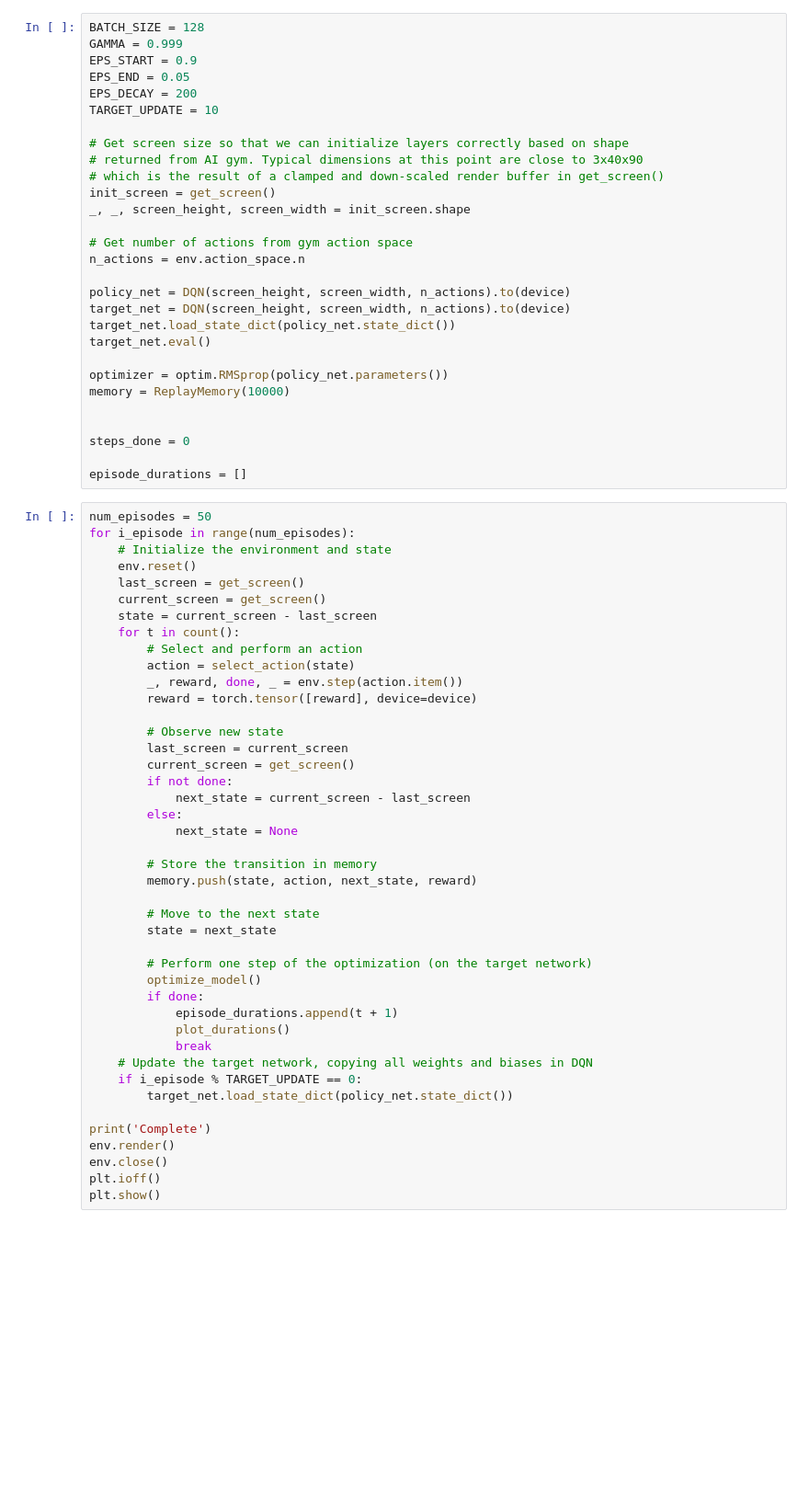
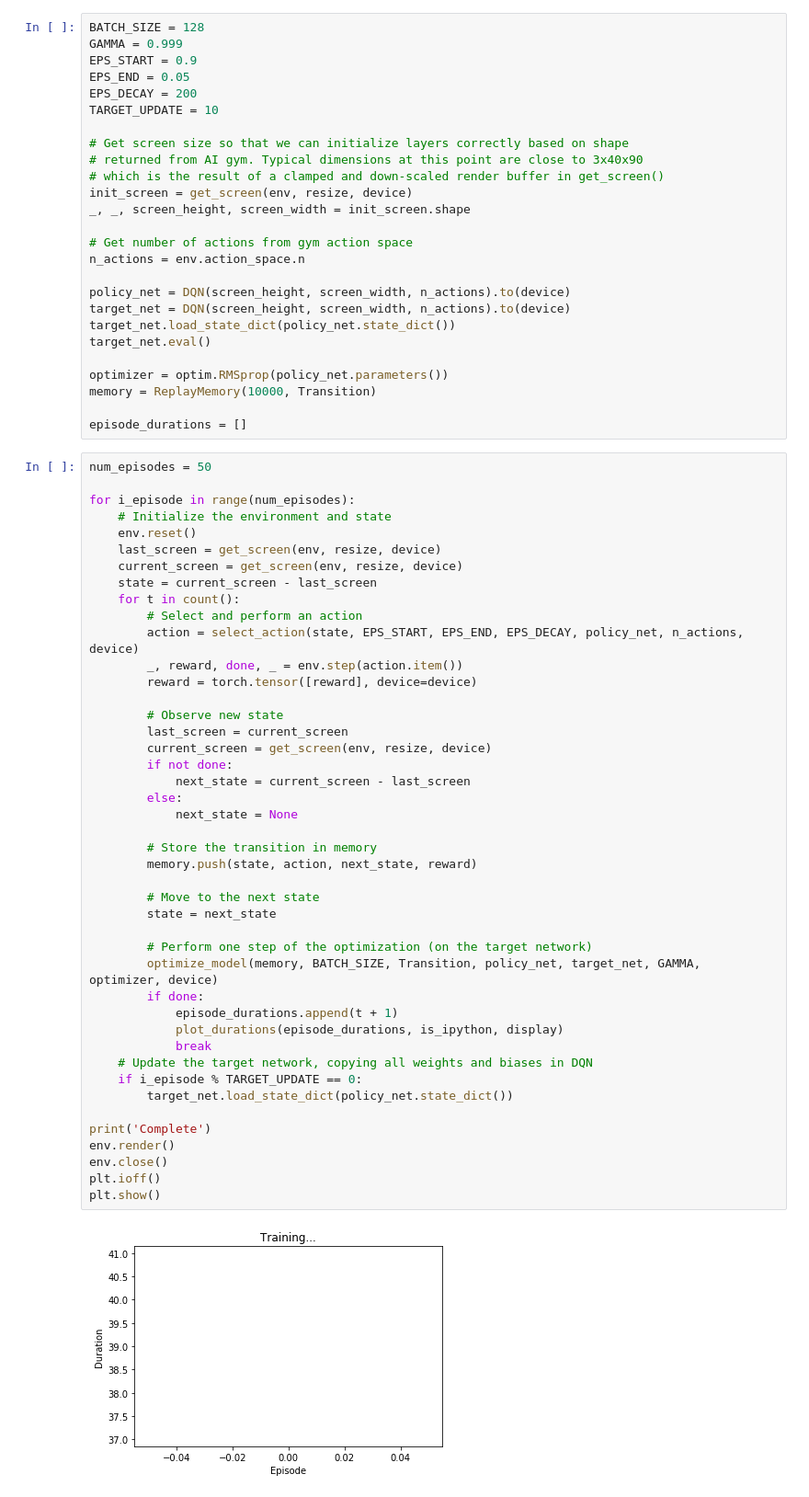
Before and after one commit to s153762/DQN, a Jupyter notebook: dqn.ipynb, the cells around one changed output. Shown at 92% size. Saved outputs shown, nothing was run; the diff lists cells and outputs as text; blank space fills up the shorter version.

```diff
--- a/dqn.ipynb
+++ b/dqn.ipynb
@@ -55,7 +60,7 @@ TARGET_UPDATE = 10
 # Get screen size so that we can initialize layers correctly based on shape
 # returned from AI gym. Typical dimensions at this point are close to 3x40x90
 # which is the result of a clamped and down-scaled render buffer in get_screen()
-init_screen = get_screen()
+init_screen = get_screen(env, resize, device)
 _, _, screen_height, screen_width = init_screen.shape
 
 # Get number of actions from gym action space
@@ -67,52 +72,52 @@ target_net.load_state_dict(policy_net.state_dict())
 target_net.eval()
 
 optimizer = optim.RMSprop(policy_net.parameters())
-memory = ReplayMemory(10000)
-
-
-steps_done = 0
+memory = ReplayMemory(10000, Transition)
 
 episode_durations = []
 # %%
 num_episodes = 50
+
 for i_episode in range(num_episodes):
     # Initialize the environment and state
     env.reset()
-    last_screen = get_screen()
-    current_screen = get_screen()
+    last_screen = get_screen(env, resize, device)
+    current_screen = get_screen(env, resize, device)
     state = current_screen - last_screen
     for t in count():
         # Select and perform an action
-        action = select_action(state)
+        action = select_action(state, EPS_START, EPS_END, EPS_DECAY, policy_net, n_actions, device)
         _, reward, done, _ = env.step(action.item())
         reward = torch.tensor([reward], device=device)
 
         # Observe new state
         last_screen = current_screen
-        current_screen = get_screen()
+        current_screen = get_screen(env, resize, device)
         if not done:
             next_state = current_screen - last_screen
         else:
             next_state = None
 
         # Store the transition in memory
         memory.push(state, action, next_state, reward)
 
         # Move to the next state
         state = next_state
 
         # Perform one step of the optimization (on the target network)
-        optimize_model()
+        optimize_model(memory, BATCH_SIZE, Transition, policy_net, target_net, GAMMA, optimizer, device)
         if done:
             episode_durations.append(t + 1)
-            plot_durations()
+            plot_durations(episode_durations, is_ipython, display)
             break
     # Update the target network, copying all weights and biases in DQN
     if i_episode % TARGET_UPDATE == 0:
         target_net.load_state_dict(policy_net.state_dict())
 
 print('Complete')
 env.render()
 env.close()
 plt.ioff()
 plt.show()
+# %% [output]
+[figure, added]
```
Also changed, not shown: parts of 5 cells of this notebook, 6 other files.
